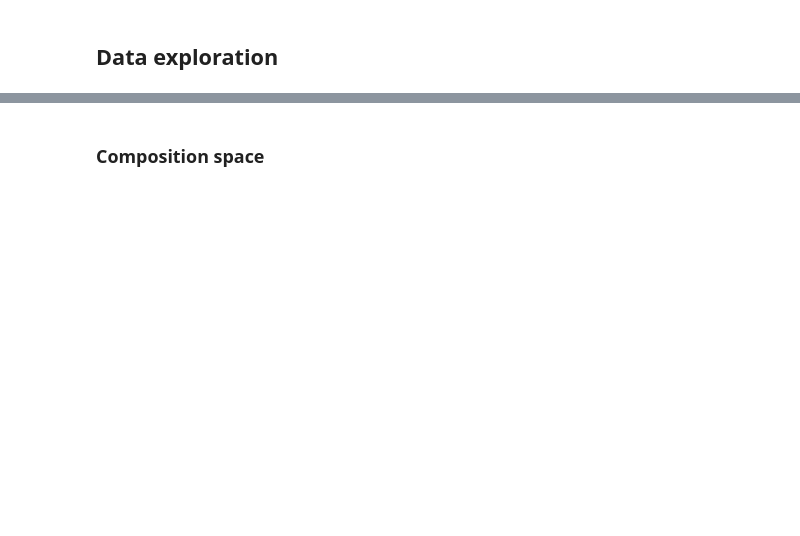
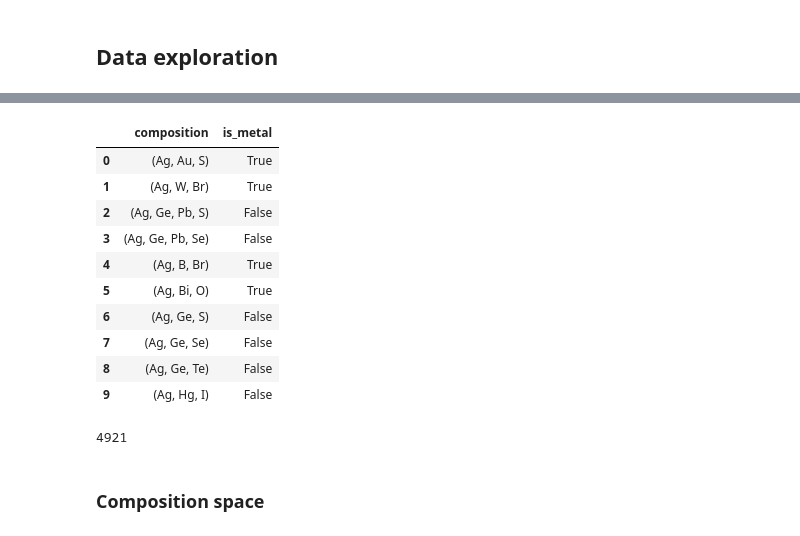
Before and after one commit to sinajamshidi247/scientific--project, a Jupyter notebook: matbench_expt_is_metal/expt_is_metal_benchmark.ipynb, the cells around one changed output, grey strips where cells are left out. Cells and saved outputs as stored; diff of their text form; code cells hidden in the pictures; blank space fills up the shorter version.

```diff
--- a/matbench_expt_is_metal/expt_is_metal_benchmark.ipynb
+++ b/matbench_expt_is_metal/expt_is_metal_benchmark.ipynb
@@ -80,5 +88,21 @@ df.columns
 # %%
-df.head()
+df.head(10)
+# %% [output]
+|  | composition | is_metal |
+| 0 | (Ag, Au, S) | True |
+| 1 | (Ag, W, Br) | True |
+| 2 | (Ag, Ge, Pb, S) | False |
+| 3 | (Ag, Ge, Pb, Se) | False |
+| 4 | (Ag, B, Br) | True |
+| 5 | (Ag, Bi, O) | True |
+| 6 | (Ag, Ge, S) | False |
+| 7 | (Ag, Ge, Se) | False |
+| 8 | (Ag, Ge, Te) | False |
+| 9 | (Ag, Hg, I) | False |
+# %%
+len(df)
+# %% [output]
+4921
 # %% [markdown]
 ### Composition space
 # %%
```
Also changed, not shown: parts of 6 cells of this notebook.
